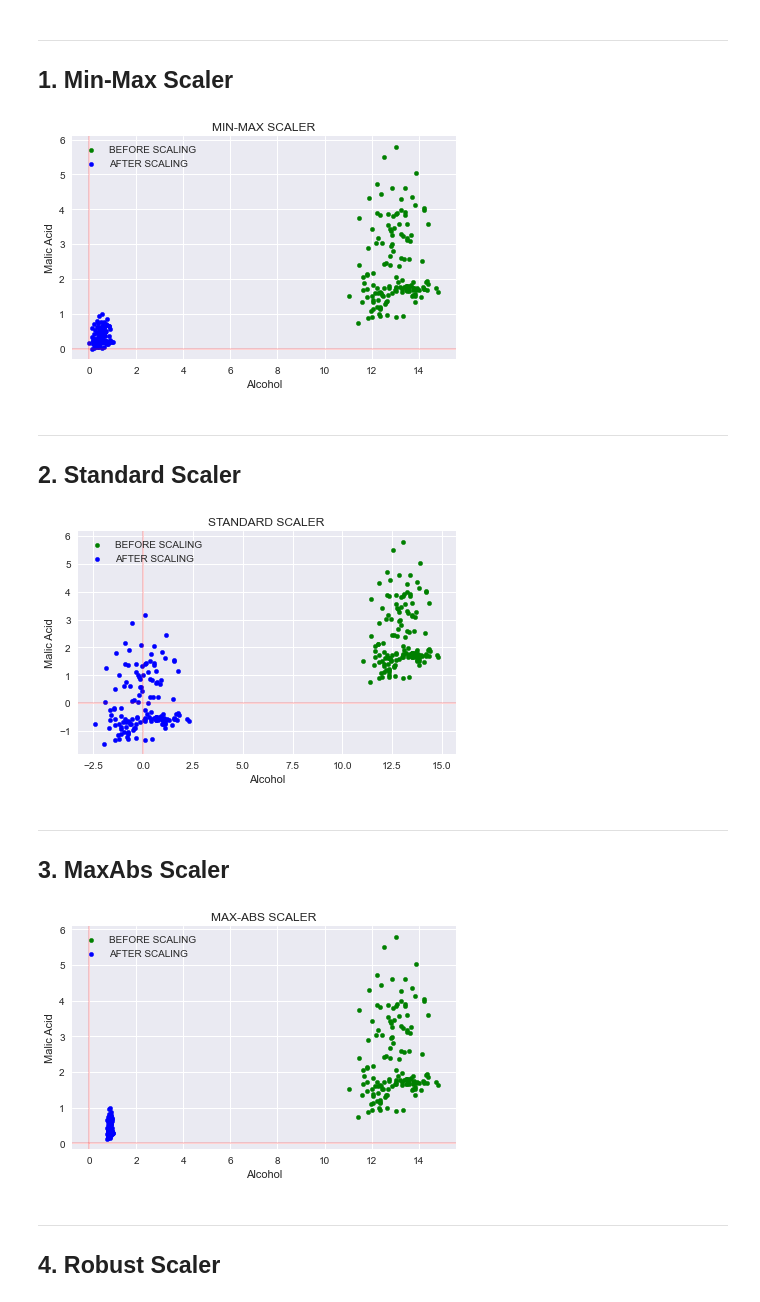
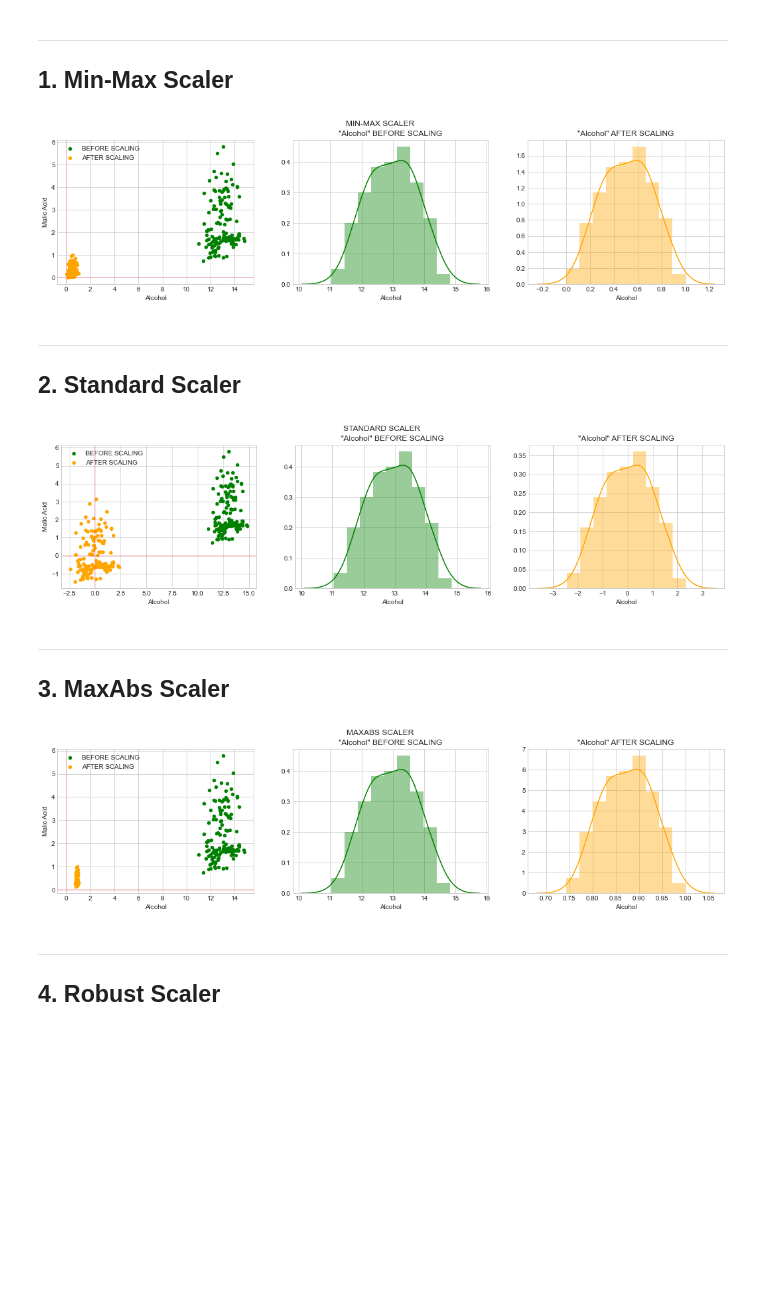
Before and after one commit to devildances/DataScience_in_small_notes, a Jupyter notebook: notebooks/data_preprocessing/[3]feature_scaling.ipynb, the cells around one changed output. Drawn from its saved outputs; the diff is of its cells as text; code cells hidden in the pictures; blank space fills up the shorter version.

Commit message:
scaling 9/7/2020

```diff
--- a/notebooks/data_preprocessing/[3]feature_scaling.ipynb
+++ b/notebooks/data_preprocessing/[3]feature_scaling.ipynb
@@ -5,7 +5,7 @@ import matplotlib as mpl
 import matplotlib.pyplot as plt
 import seaborn as sns
 
-mpl.style.use('seaborn')
+mpl.style.use('seaborn-whitegrid')
 %matplotlib inline
 # %%
 df = pd.io.parsers.read_csv('https://raw.githubusercontent.com/rasbt/pattern_classification/master/data/wine_data.csv', header=None, usecols=[0,1,2])
@@ -93,25 +93,28 @@ df_test = df.iloc[test,:]
 # %%
 from sklearn.preprocessing import MinMaxScaler
 
 scaler = MinMaxScaler()
 scaler_fit = scaler.fit(df_train[['Alcohol', 'Malic acid']])
 df_train_scale = pd.DataFrame(scaler_fit.transform(df_train[['Alcohol', 'Malic acid']]), columns=['Alcohol', 'Malic acid'])
 df_test_scale = pd.DataFrame(scaler_fit.transform(df_test[['Alcohol', 'Malic acid']]), columns=['Alcohol', 'Malic acid'])
 
 # Visualize
-plt.figure(figsize=(6,4), facecolor='w')
-plt.scatter(df_train['Alcohol'], df_train['Malic acid'], color='g', s=20, label='BEFORE SCALING')
-plt.scatter(df_train_scale['Alcohol'], df_train_scale['Malic acid'], color='b', s=20, label='AFTER SCALING')
-plt.title('MIN-MAX SCALER')
-plt.xlabel('Alcohol')
-plt.ylabel('Malic Acid')
-plt.legend(loc='upper left')
-plt.tight_layout()
-plt.axhline(0, color='red',alpha=0.2)
-plt.axvline(0, color='red',alpha=0.2)
+fig, ax = plt.subplots(nrows=1, ncols=3, figsize=(18,4))
+ax[0].scatter(df_train['Alcohol'], df_train['Malic acid'], color='g', s=20, label='BEFORE SCALING')
+ax[0].scatter(df_train_scale['Alcohol'], df_train_scale['Malic acid'], color='orange', s=20, label='AFTER SCALING')
+sns.distplot(df_train['Alcohol'], ax=ax[1], color='g')
+ax[1].set_title('"Alcohol" BEFORE SCALING')
+sns.distplot(df_train_scale['Alcohol'], ax=ax[2], color='orange')
+ax[2].set_title('"Alcohol" AFTER SCALING')
+plt.suptitle('MIN-MAX SCALER')
+ax[0].set_xlabel('Alcohol')
+ax[0].set_ylabel('Malic Acid')
+ax[0].legend(loc='upper left')
+ax[0].axhline(0, color='red',alpha=0.2)
+ax[0].axvline(0, color='red',alpha=0.2)
 plt.show()
 # %% [output]
-[figure, old version]
+[figure, new version]
 # %% [markdown]
 ---
 <h2>2. Standard Scaler</h2>
@@ -124,19 +127,22 @@ df_train_scale = pd.DataFrame(scaler_fit.transform(df_train[['Alcohol', 'Malic a
 df_test_scale = pd.DataFrame(scaler_fit.transform(df_test[['Alcohol', 'Malic acid']]), columns=['Alcohol', 'Malic acid'])
 
 # Visualize
-plt.figure(figsize=(6,4), facecolor='w')
-plt.scatter(df_train['Alcohol'], df_train['Malic acid'], color='g', s=20, label='BEFORE SCALING')
-plt.scatter(df_train_scale['Alcohol'], df_train_scale['Malic acid'], color='b', s=20, label='AFTER SCALING')
-plt.title('STANDARD SCALER')
-plt.xlabel('Alcohol')
-plt.ylabel('Malic Acid')
-plt.legend(loc='upper left')
-plt.tight_layout()
-plt.axhline(0, color='red',alpha=0.2)
-plt.axvline(0, color='red',alpha=0.2)
+fig, ax = plt.subplots(nrows=1, ncols=3, figsize=(18,4))
+ax[0].scatter(df_train['Alcohol'], df_train['Malic acid'], color='g', s=20, label='BEFORE SCALING')
+ax[0].scatter(df_train_scale['Alcohol'], df_train_scale['Malic acid'], color='orange', s=20, label='AFTER SCALING')
+sns.distplot(df_train['Alcohol'], ax=ax[1], color='g')
+ax[1].set_title('"Alcohol" BEFORE SCALING')
+sns.distplot(df_train_scale['Alcohol'], ax=ax[2], color='orange')
+ax[2].set_title('"Alcohol" AFTER SCALING')
+plt.suptitle('STANDARD SCALER')
+ax[0].set_xlabel('Alcohol')
+ax[0].set_ylabel('Malic Acid')
+ax[0].legend(loc='upper left')
+ax[0].axhline(0, color='red',alpha=0.2)
+ax[0].axvline(0, color='red',alpha=0.2)
 plt.show()
 # %% [output]
-[figure, old version]
+[figure, new version]
 # %% [markdown]
 ---
 <h2>3. MaxAbs Scaler</h2>
@@ -149,19 +155,22 @@ df_train_scale = pd.DataFrame(scaler_fit.transform(df_train[['Alcohol', 'Malic a
 df_test_scale = pd.DataFrame(scaler_fit.transform(df_test[['Alcohol', 'Malic acid']]), columns=['Alcohol', 'Malic acid'])
 
 # Visualize
-plt.figure(figsize=(6,4), facecolor='w')
-plt.scatter(df_train['Alcohol'], df_train['Malic acid'], color='g', s=20, label='BEFORE SCALING')
-plt.scatter(df_train_scale['Alcohol'], df_train_scale['Malic acid'], color='b', s=20, label='AFTER SCALING')
-plt.title('MAX-ABS SCALER')
-plt.xlabel('Alcohol')
-plt.ylabel('Malic Acid')
-plt.legend(loc='upper left')
-plt.tight_layout()
-plt.axhline(0, color='red',alpha=0.2)
-plt.axvline(0, color='red',alpha=0.2)
+fig, ax = plt.subplots(nrows=1, ncols=3, figsize=(18,4))
+ax[0].scatter(df_train['Alcohol'], df_train['Malic acid'], color='g', s=20, label='BEFORE SCALING')
+ax[0].scatter(df_train_scale['Alcohol'], df_train_scale['Malic acid'], color='orange', s=20, label='AFTER SCALING')
+sns.distplot(df_train['Alcohol'], ax=ax[1], color='g')
+ax[1].set_title('"Alcohol" BEFORE SCALING')
+sns.distplot(df_train_scale['Alcohol'], ax=ax[2], color='orange')
+ax[2].set_title('"Alcohol" AFTER SCALING')
+plt.suptitle('MAXABS SCALER')
+ax[0].set_xlabel('Alcohol')
+ax[0].set_ylabel('Malic Acid')
+ax[0].legend(loc='upper left')
+ax[0].axhline(0, color='red',alpha=0.2)
+ax[0].axvline(0, color='red',alpha=0.2)
 plt.show()
 # %% [output]
-[figure, old version]
+[figure, new version]
 # %% [markdown]
 ---
 <h2>4. Robust Scaler</h2>
```
Also changed, not shown: parts of 4 cells of this notebook.
